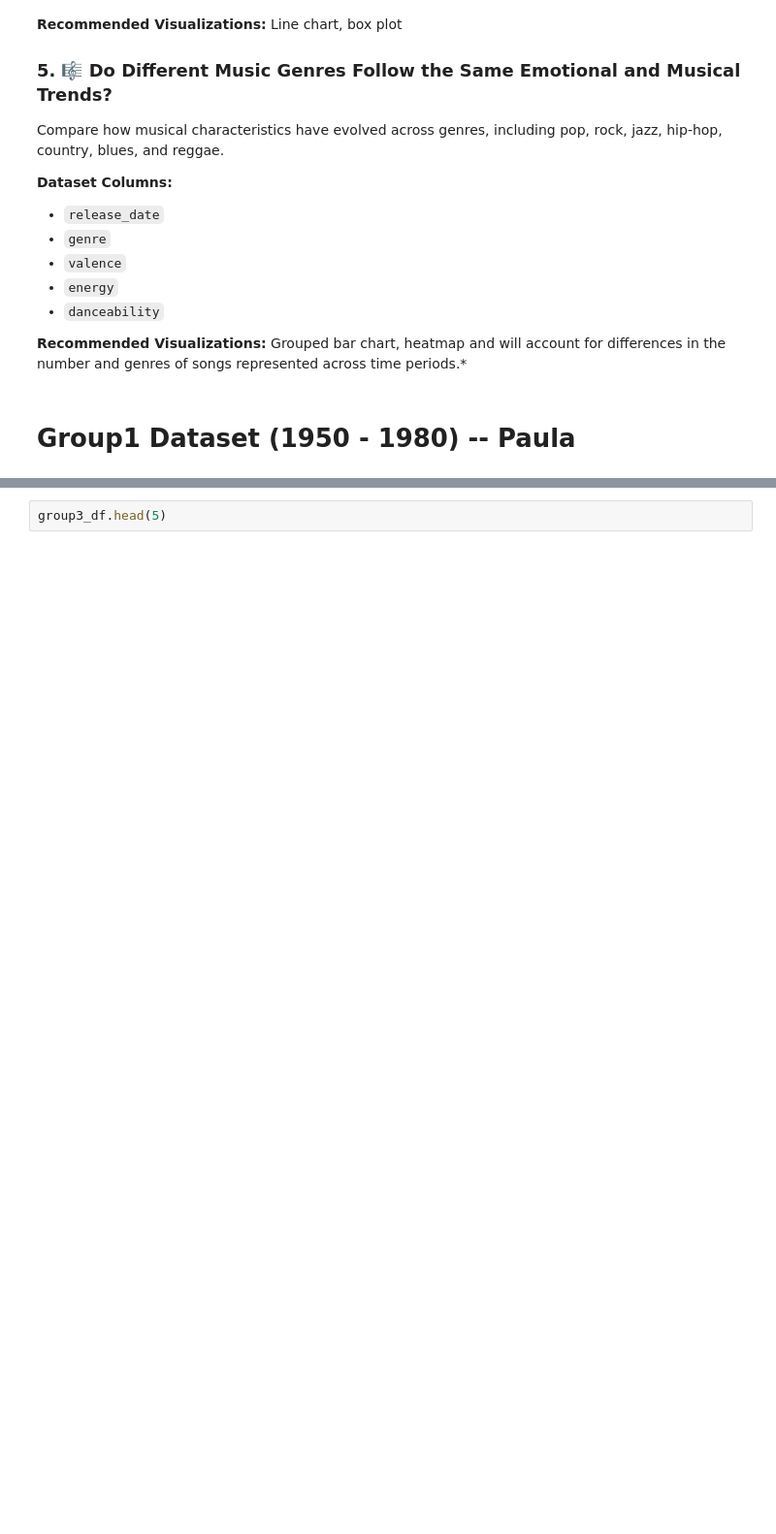
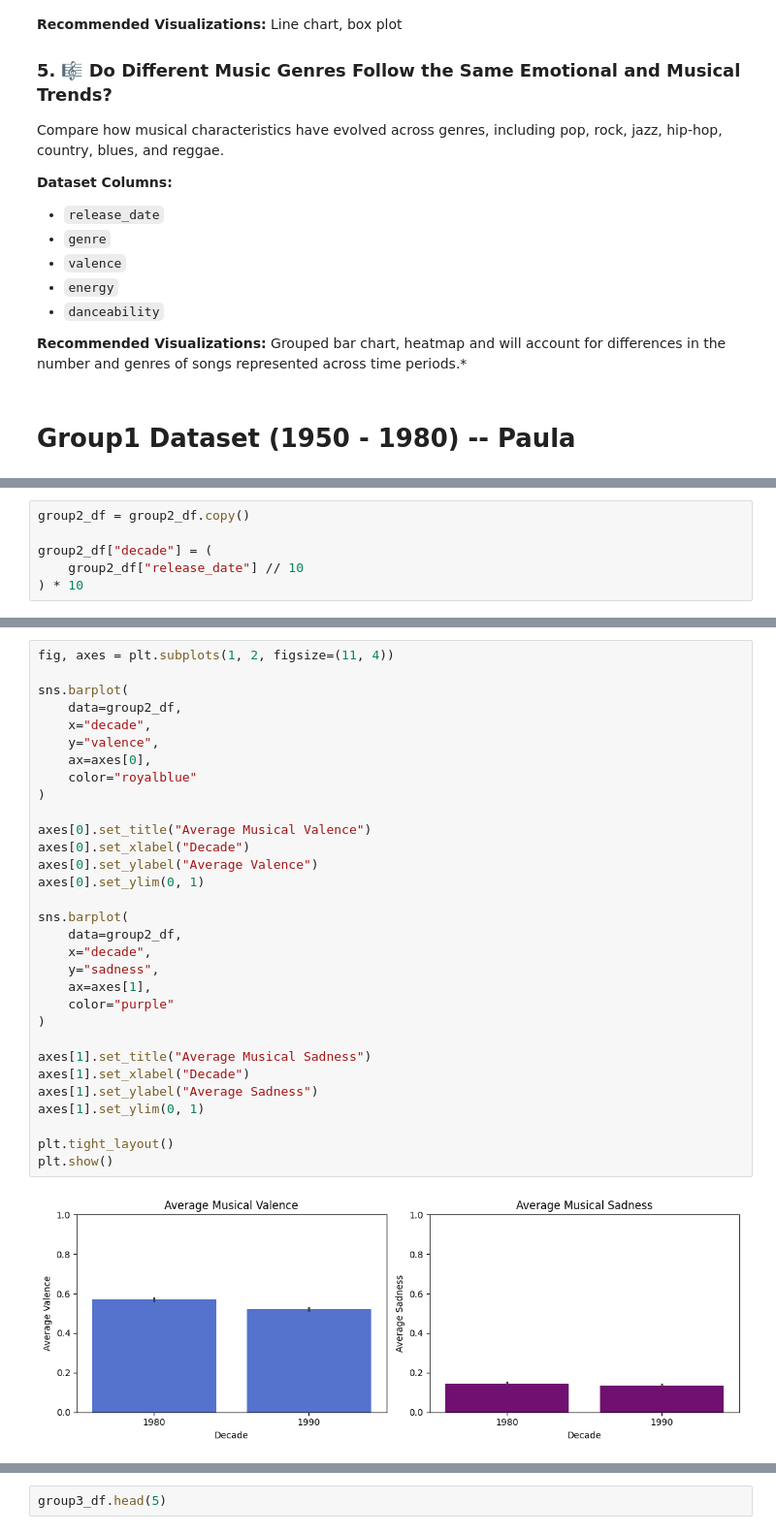
Before and after one commit to AndrewsDuah/DS-256-Project-, a Jupyter notebook: Project_file.ipynb, the cells around one changed output, grey strips where cells are left out. Shown at 97% size. Saved outputs shown, nothing was run; the diff lists cells and outputs as text; blank space fills up the shorter version.

```diff
--- a/Project_file.ipynb
+++ b/Project_file.ipynb
@@ -143,0 +200,6 @@ group2_df.head(5)
+# %%
+group2_df = group2_df.copy()
+
+group2_df["decade"] = (
+    group2_df["release_date"] // 10
+) * 10
@@ -143,0 +217,33 @@ group2_df.head(5)
+# %%
+fig, axes = plt.subplots(1, 2, figsize=(11, 4))
+
+sns.barplot(
+    data=group2_df,
+    x="decade",
+    y="valence",
+    ax=axes[0],
+    color="royalblue"
+)
+
+axes[0].set_title("Average Musical Valence")
+axes[0].set_xlabel("Decade")
+axes[0].set_ylabel("Average Valence")
+axes[0].set_ylim(0, 1)
+
+sns.barplot(
+    data=group2_df,
+    x="decade",
+    y="sadness",
+    ax=axes[1],
+    color="purple"
+)
+
+axes[1].set_title("Average Musical Sadness")
+axes[1].set_xlabel("Decade")
+axes[1].set_ylabel("Average Sadness")
+axes[1].set_ylim(0, 1)
+
+plt.tight_layout()
+plt.show()
+# %% [output]
+[figure, added]
```
Also changed, not shown: parts of 21 cells of this notebook.
